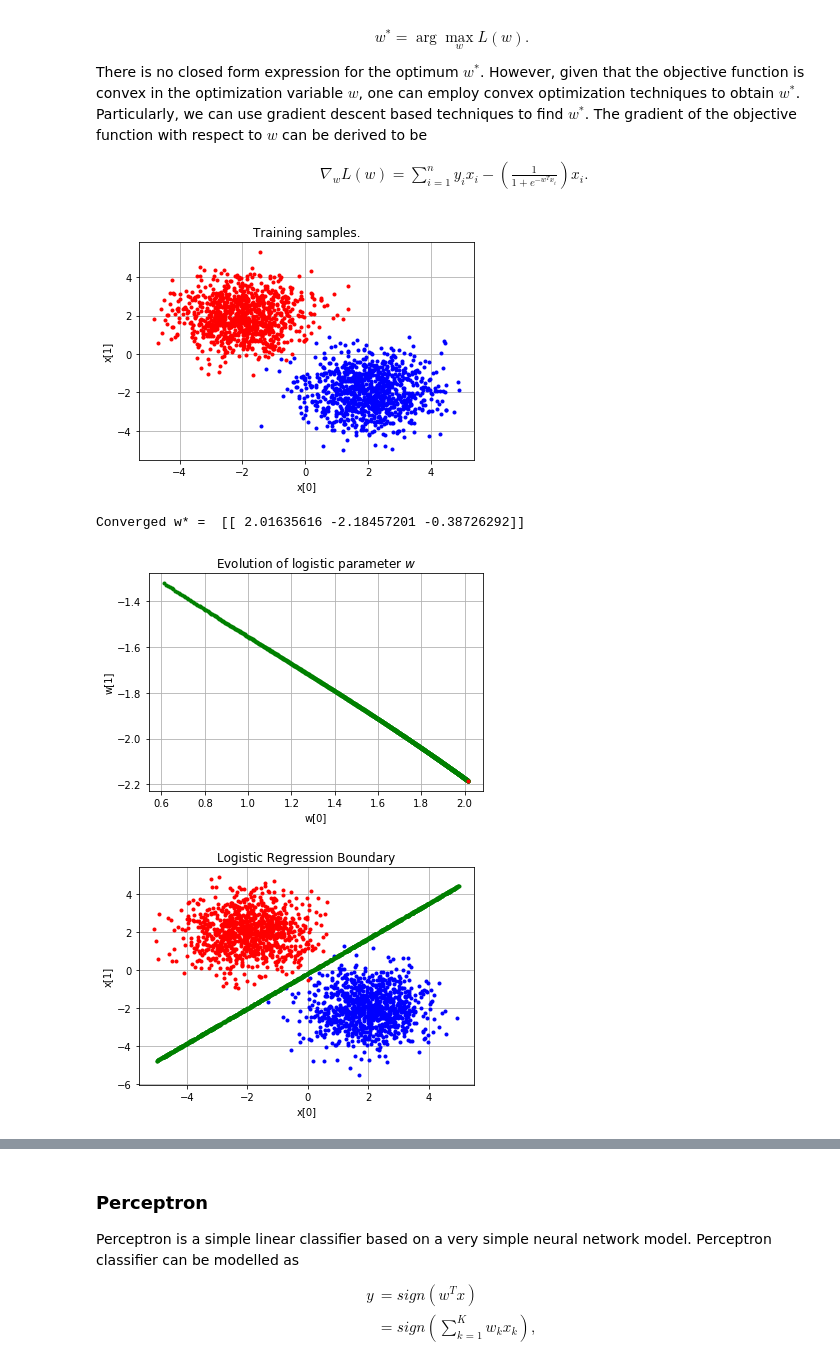
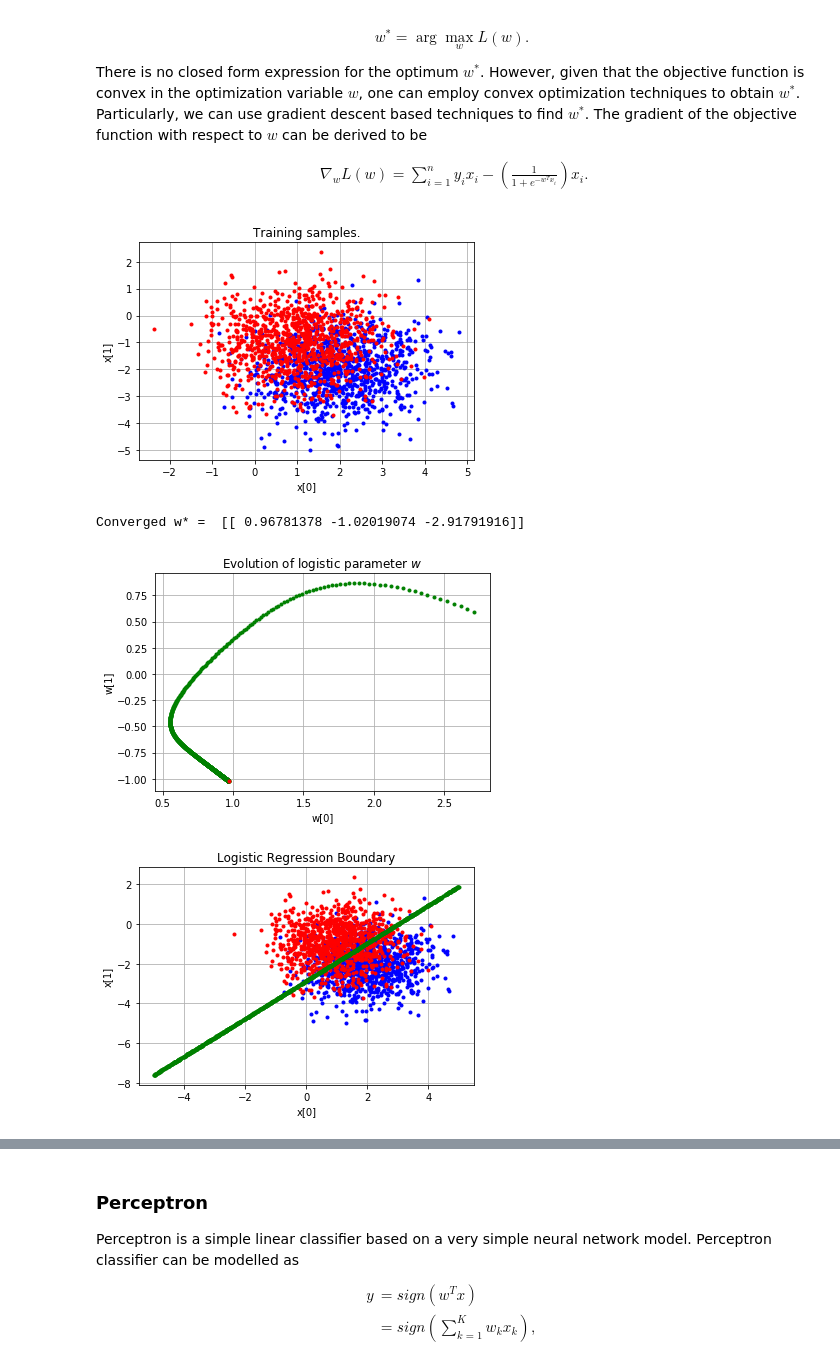
Before and after one commit to nidhin-koshy/Notebooks, a Jupyter notebook: Classification.ipynb, the cells around one changed output, grey strips where cells are left out. Cells and saved outputs as stored; diff of their text form; code cells hidden in the pictures.

```diff
--- a/Classification.ipynb
+++ b/Classification.ipynb
@@ -46,29 +46,29 @@ There is no closed form expression for the optimum $w^*$. However, given that th
 # %%
 num_x1_samples = 1000
 num_x2_samples = 1000
 
 mu_1 = np.array([[2,-2]]).T
-mu_2 = np.array([[-2,2]]).T
+mu_2 = np.array([[1,-1]]).T
 
 x1 = np.random.randn(num_x1_samples,2) + mu_1.T
 y1 = np.ones((num_x1_samples,1))
 
 x2 = np.random.randn(num_x2_samples,2) + mu_2.T
 y2 = np.zeros((num_x2_samples,1))
 
 x_train = np.concatenate((x1,x2),axis=0)
 x_train = np.concatenate((x_train,np.ones((x_train[:,0].size,1))),axis=1)
 y_train = np.concatenate((y1,y2),axis=0)
 
 plt.plot(x1[:,0],x1[:,1],'.b')
 plt.plot(x2[:,0],x2[:,1],'.r')
 plt.grid()
 plt.title("Training samples.")
 plt.xlabel("x[0]")
 plt.ylabel("x[1]")
 plt.show()
 # %% [output]
-[figure, old version]
+[figure, new version]
 # %%
 import numpy as np
 import math
@@ -117,9 +117,9 @@ plt.ylabel("x[1]")
 plt.grid()
 plt.show()
 # %% [output]
-Converged w* =  [[ 2.01635616 -2.18457201 -0.38726292]]
+Converged w* =  [[ 0.96781378 -1.02019074 -2.91791916]]
-[figure, old version]
+[figure, new version]
-[figure, old version]
+[figure, new version]
 # %%
 #Logistic Regression using sklearn in-built implementation
 from sklearn.linear_model import LogisticRegression
```
Also changed, not shown: parts of 2 cells of this notebook.
